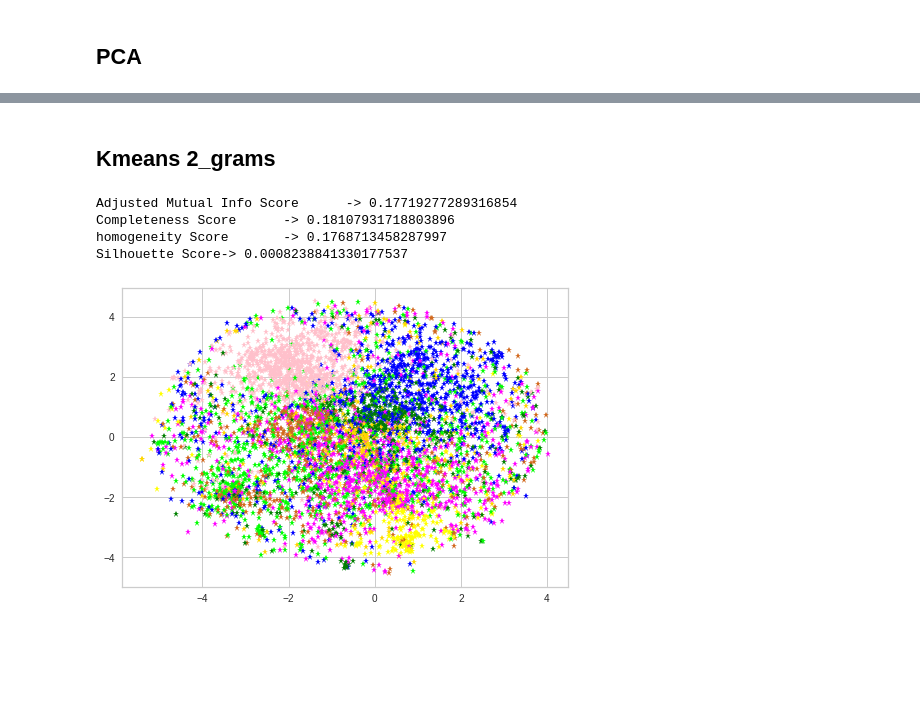
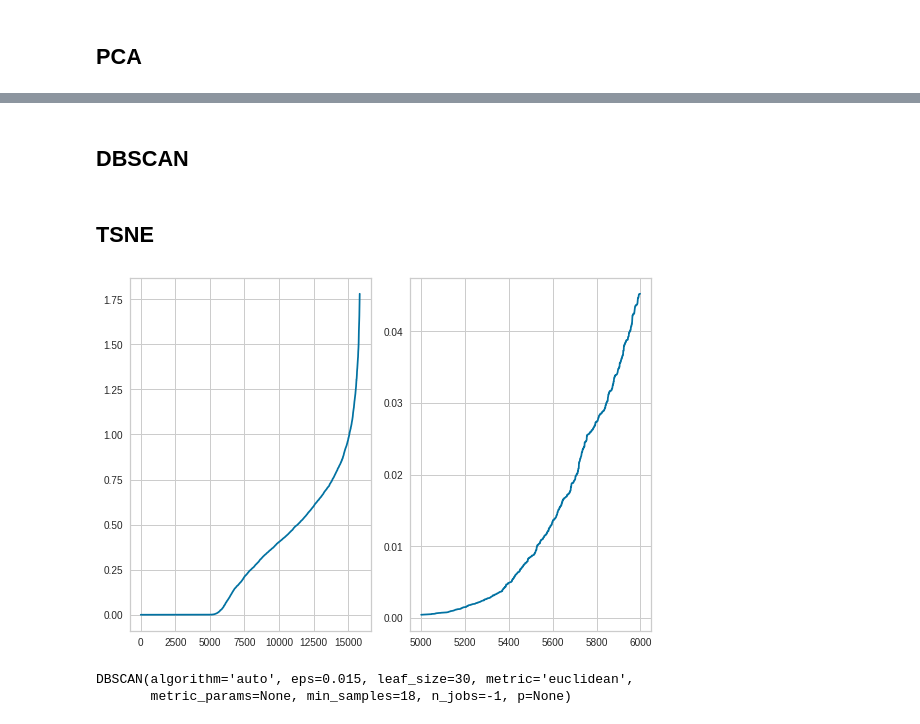
Before and after one commit to TudorAndrei/Practical-Machine-Learning2020, a Jupyter notebook: clustering/Balanced_dataset - TFIDF.ipynb, the cells around one changed output, grey strips where cells are left out. Cells and saved outputs as stored; diff of their text form; code cells hidden in the pictures; blank space fills up the shorter version.

```diff
--- a/clustering/Balanced_dataset - TFIDF.ipynb
+++ b/clustering/Balanced_dataset - TFIDF.ipynb
@@ -182,16 +275,25 @@ plot_clusters(X_tfidf_pca, y_labels, kmeans_pca.labels_, centroids=kmeans_pca.cl
-# %% [markdown]
-## Kmeans 2_grams
-# %%
-X_tfidf_ngrams = tfidf_ngrams.fit_transform(X)
-kmeans_ngrams = KMeans(n_clusters=8, random_state=rs)
-kmeans_ngrams.fit(X_tfidf_ngrams)
-score_results(X_tfidf_ngrams, y_labels, kmeans_ngrams.labels_)
-# %% [output]
-Adjusted Mutual Info Score      -> 0.17719277289316854
-Completeness Score      -> 0.18107931718803896
-homogeneity Score       -> 0.1768713458287997
-Silhouette Score-> 0.0008238841330177537
-# %%
-plot_clusters(X_tfidf_ngrams, kmeans_ngrams.labels_, y_labels, mode=TSNE)
-# %% [output]
-[figure, removed]
+# %% [markdown]
+## DBSCAN
+# %% [markdown]
+## TSNE
+# %%
+X_tfidf_tsne = tsne.fit_transform(X_tfidf)
+# %%
+nn_tsne = NearestNeighbors(n_jobs=-1).fit(X_tfidf_tsne)
+distances, idx = nn_tsne.kneighbors(X_tfidf_tsne)
+distances_tsne = np.sort(distances, axis=0)
+# %%
+plot_distance(distances_tsne, 5000, 6000)
+# %% [output]
+[figure, added]
+# %%
+eps_tsne = .015
+
+dbscan_tsne = DBSCAN(eps=eps_tsne,min_samples=18, n_jobs=-1)
+dbscan_tsne.fit(X_tfidf_tsne)
+# print(accuracy(y_labels, dbscan_tsne.labels_))
+# print(len(set(dbscan_tsne.labels_)) - 1)
+# print(Counter(dbscan_tsne.labels_))
+# %% [output]
+DBSCAN(algorithm='auto', eps=0.015, leaf_size=30, metric='euclidean',
+       metric_params=None, min_samples=18, n_jobs=-1, p=None)
```
Also changed, not shown: parts of 29 cells of this notebook, 15 other files.
